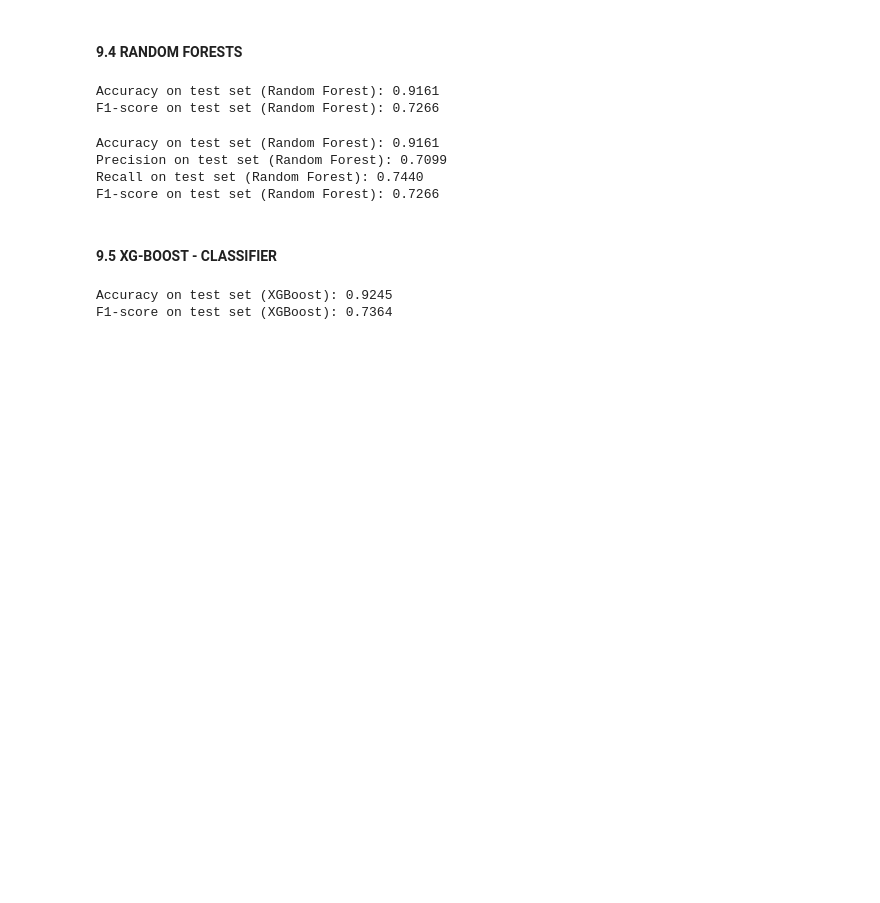
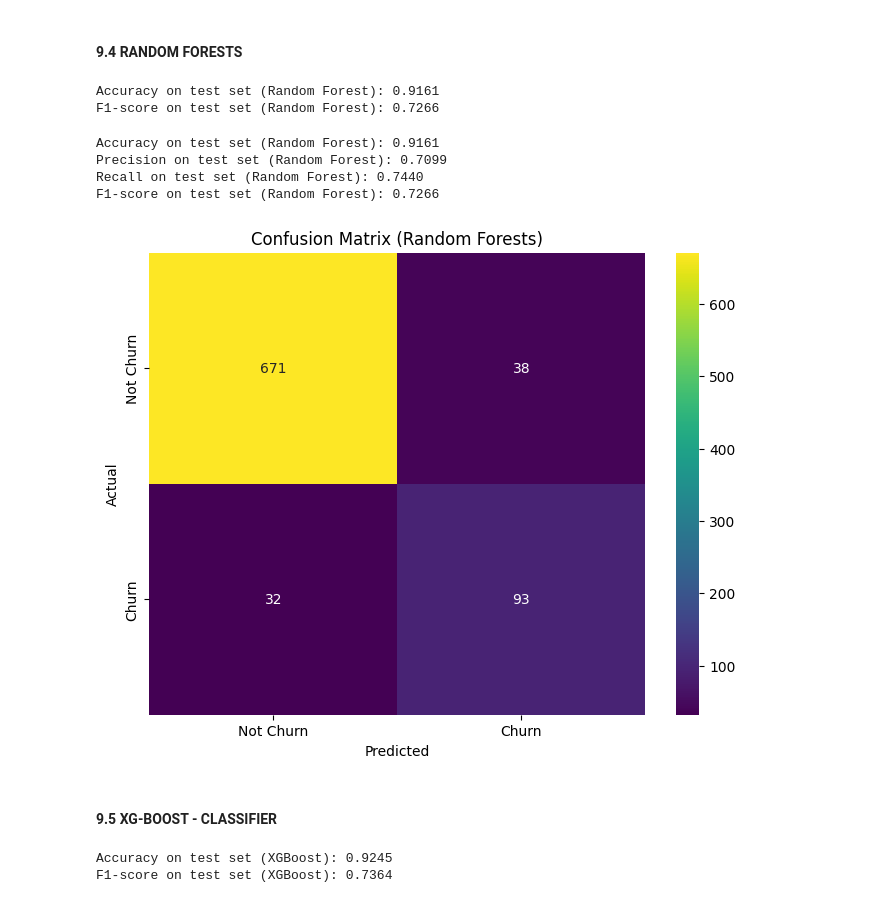
Before and after one commit to robbymumo/Phase-3-Project, a Jupyter notebook: index.ipynb, the cells around one changed output. Drawn from its saved outputs; the diff is of its cells as text; code cells hidden in the pictures; blank space fills up the shorter version.

```diff
--- a/index.ipynb
+++ b/index.ipynb
@@ -1323,6 +1307,11 @@ Accuracy on test set (Random Forest): 0.9161
 Precision on test set (Random Forest): 0.7099
 Recall on test set (Random Forest): 0.7440
 F1-score on test set (Random Forest): 0.7266
+# %%
+# Call the custom confusion matrix function
+confusion_matrix_plot(new_test_df['churn'], new_test_predictions_rf, 'Confusion Matrix (Random Forests)')
+# %% [output]
+[figure, added]
 # %% [markdown]
 #### 9.5 XG-BOOST - CLASSIFIER
 # %%
```
Also changed, not shown: parts of 15 cells of this notebook, 1 other file.
